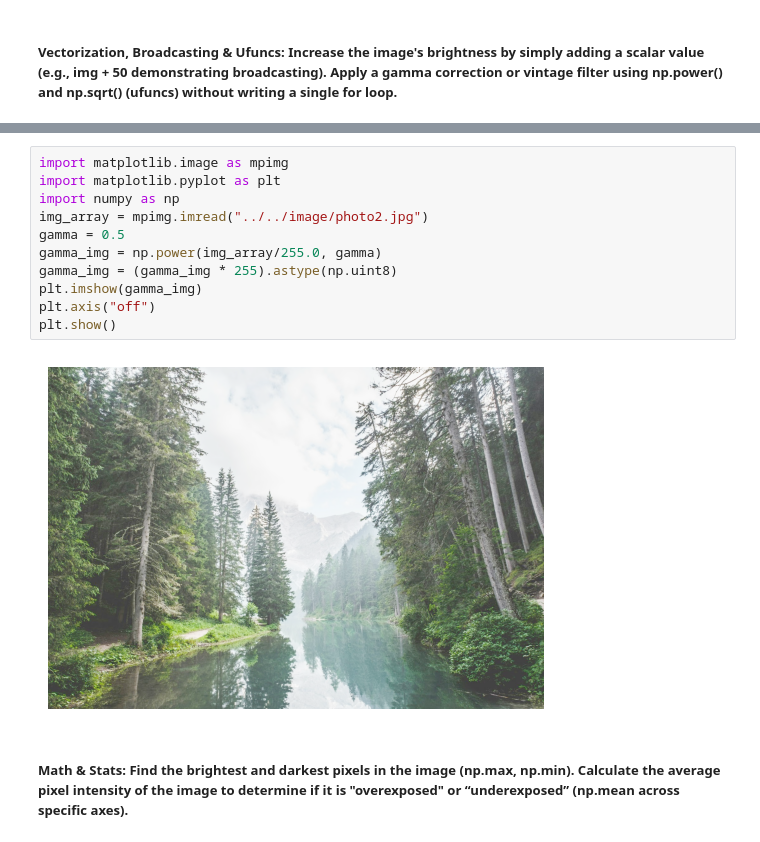
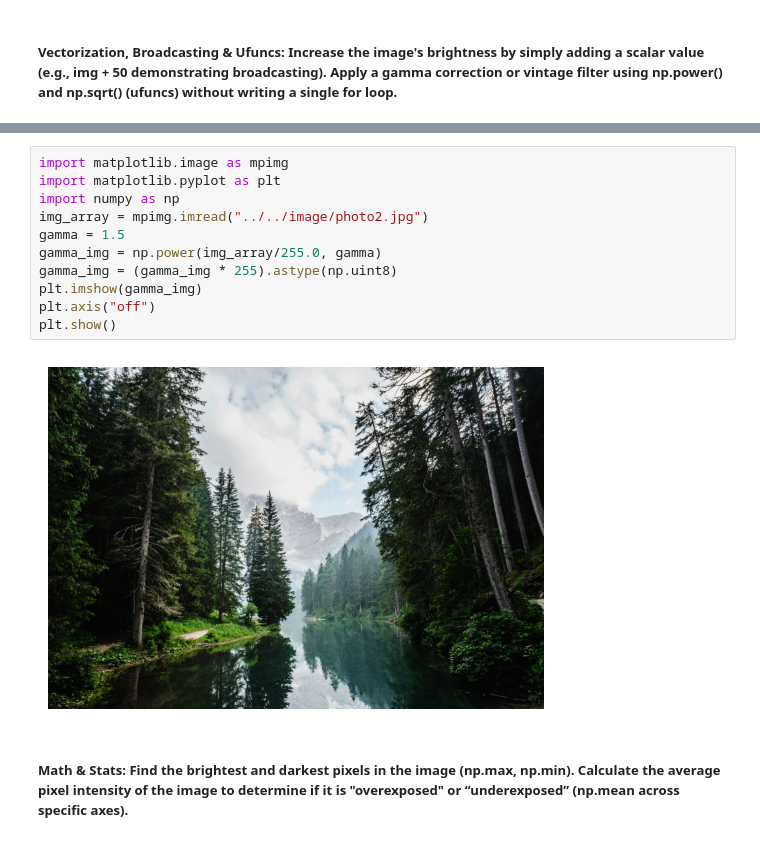
Before and after one commit to DaraVathanak/Python, a Jupyter notebook: Numpy/The_Image_Filter & Pixel_Manipulation_Engine.ipynb, the cells around one changed output, grey strips where cells are left out. Drawn from its saved outputs; the diff is of its cells as text.

```diff
--- a/Numpy/The_Image_Filter & Pixel_Manipulation_Engine.ipynb
+++ b/Numpy/The_Image_Filter & Pixel_Manipulation_Engine.ipynb
@@ -98,16 +97,16 @@ plt.show()
 # %%
 import matplotlib.image as mpimg
 import matplotlib.pyplot as plt
 import numpy as np
 img_array = mpimg.imread("../../image/photo2.jpg")
-gamma = 0.5
+gamma = 1.5
 gamma_img = np.power(img_array/255.0, gamma)
 gamma_img = (gamma_img * 255).astype(np.uint8)
 plt.imshow(gamma_img)
 plt.axis("off")
 plt.show()
 # %% [output]
-[figure, old version]
+[figure, new version]
 # %% [markdown]
 ##### Math & Stats: Find the brightest and darkest pixels in the image (np.max, np.min). Calculate the average pixel intensity of the image to determine if it is "overexposed" or “underexposed” (np.mean across specific axes).
 # %%
```
Also changed, not shown: parts of 1 cell of this notebook, 6 other files.
